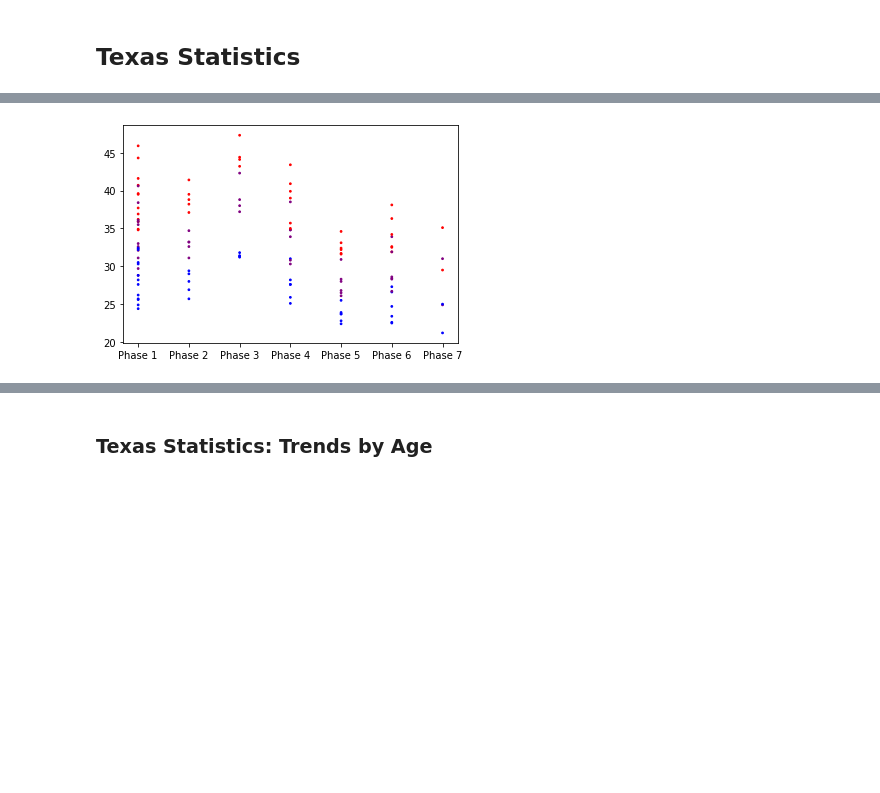
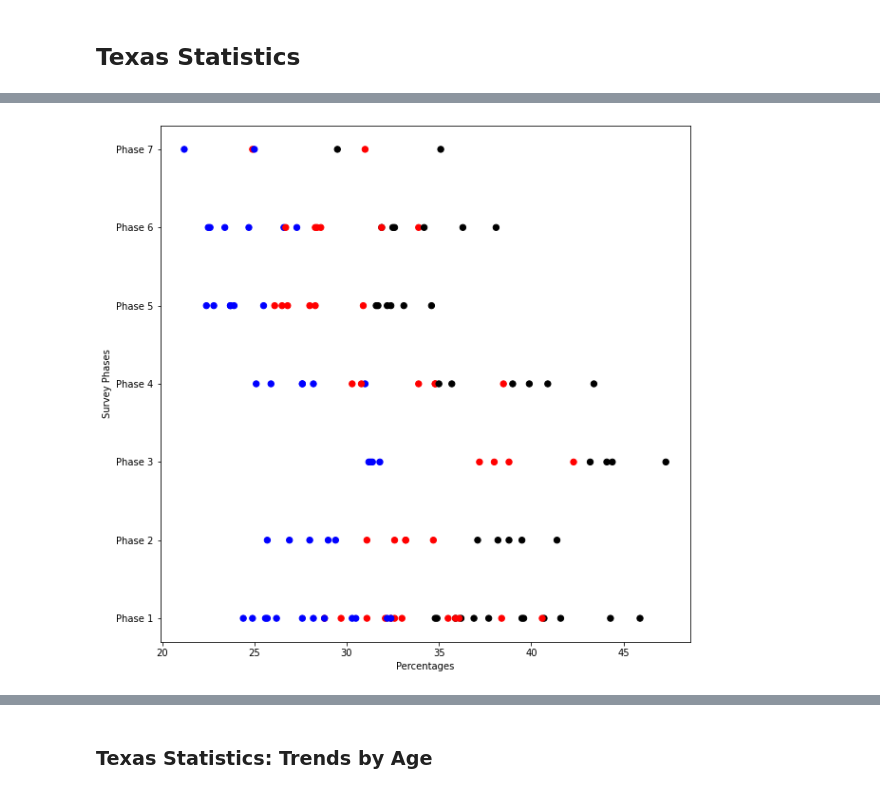
Before and after one commit to lmm2020/EDA-Projects, a Jupyter notebook: EDA_anxiety.ipynb, the cells around one changed output, grey strips where cells are left out. Drawn from its saved outputs; the diff is of its cells as text; code cells hidden in the pictures; blank space fills up the shorter version.

```diff
--- a/EDA_anxiety.ipynb
+++ b/EDA_anxiety.ipynb
@@ -511,12 +510,12 @@ texas_df
 
 #create a list of conditions
 color_conditions = [
-    (texas_df['Indicator'] == 'Symptoms of Anxiety Disorder'), #1
-    (texas_df['Indicator'] == 'Symptoms of Depressive Disorder'), #2
-    (texas_df['Indicator'] == 'Symptoms of Anxiety Disorder or Depressive Disorder'), #3
+    (texas_df['Indicator'] == 'Symptoms of Anxiety Disorder'), #RED
+    (texas_df['Indicator'] == 'Symptoms of Depressive Disorder'), #BLUE
+    (texas_df['Indicator'] == 'Symptoms of Anxiety Disorder or Depressive Disorder'), #BLACK
     ]
 #create a list of the values we want to assign for each condition
-colors = ['Purple','Blue','Red']
+colors = ['Red','Blue','Black']
 
 #use np.select to assign values
 tx_indicator_colors = np.select(color_conditions, colors)
@@ -525,12 +524,17 @@ tx_indicator_colors = np.select(color_conditions, colors)
-# %%
-#Percentage of Texans that show symptoms across each Phase
-
-plt.scatter(
-    x = texas_df['Phases'],
-    y = texas_df['Value'],
-    s= 3,
-    c= tx_indicator_colors)
-
-plt.show()
-# %% [output]
-[figure, removed]
+# %%
+#title = "Percentage of Texans showing signs of Anxiety and/or Depression"
+
+#plot figure size
+plt.figure(figsize= (10, 10))
+
+#tell it which values to plot
+plt.scatter(x = texas_df['Value'], y = texas_df['Phases'], s= 40, c= tx_indicator_colors)
+
+#axis labels
+plt.xlabel("Percentages")
+plt.ylabel("Survey Phases")
+
+#display plot
+plt.show()
+# %% [output]
+[figure, added]
```
Also changed, not shown: parts of 13 cells of this notebook.
